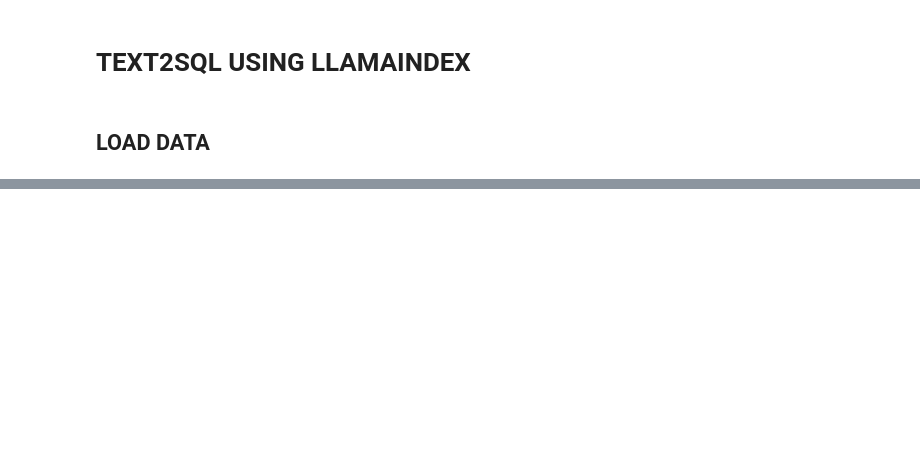
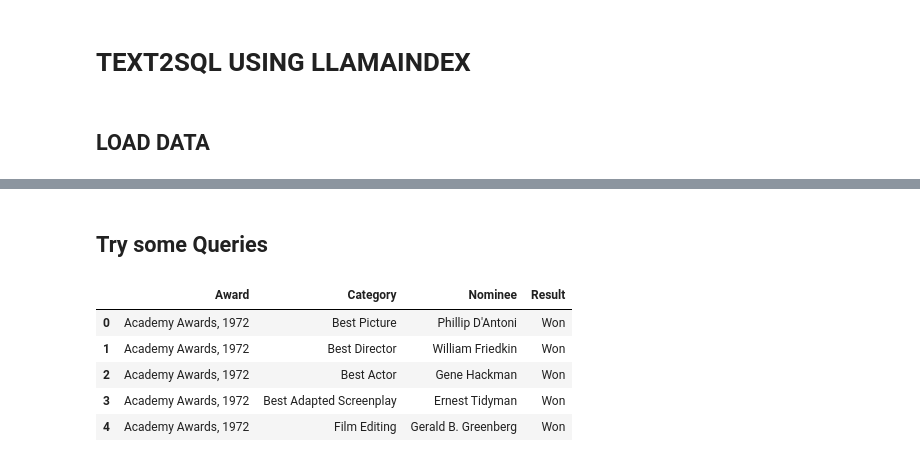
Before and after one commit to Friend09/practise-llamaindex, a Jupyter notebook: notebooks/pract_text2sql.ipynb, the cells around one changed output, grey strips where cells are left out. Saved outputs shown, nothing was run; the diff lists cells and outputs as text; code cells hidden in the pictures; blank space fills up the shorter version.

```diff
--- a/notebooks/pract_text2sql.ipynb
+++ b/notebooks/pract_text2sql.ipynb
@@ -55,0 +58,14 @@ rows = [
+# %% [markdown]
+## Try some Queries
+# %%
+import pandas as pd
+
+df = pd.read_csv("../data/WikiTableQuestions-1.0.2/csv/200-csv/11.csv")
+df.head()
+# %% [output]
+|  | Award | Category | Nominee | Result |
+| 0 | Academy Awards, 1972 | Best Picture | Phillip D'Antoni | Won |
+| 1 | Academy Awards, 1972 | Best Director | William Friedkin | Won |
+| 2 | Academy Awards, 1972 | Best Actor | Gene Hackman | Won |
+| 3 | Academy Awards, 1972 | Best Adapted Screenplay | Ernest Tidyman | Won |
+| 4 | Academy Awards, 1972 | Film Editing | Gerald B. Greenberg | Won |
```
Also changed, not shown: parts of 8 cells of this notebook, 13 other files.
